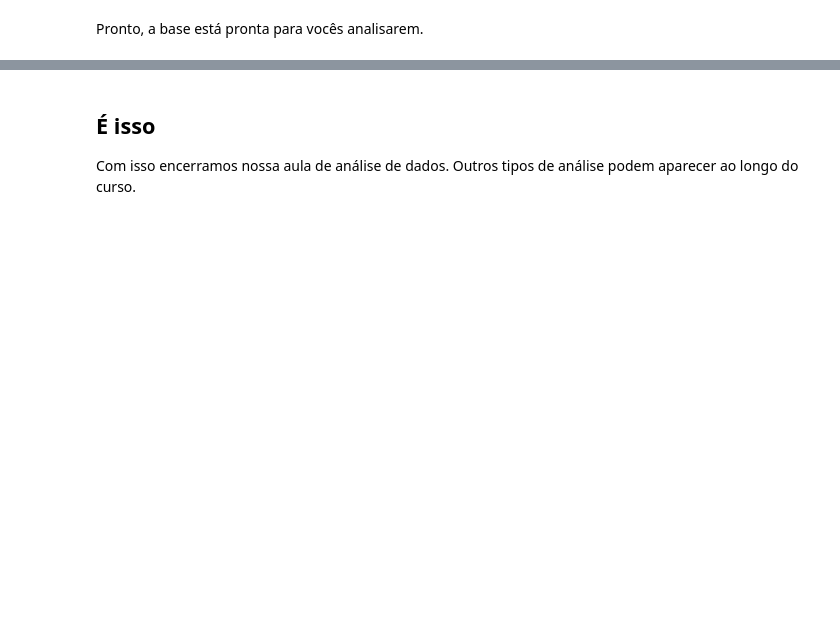
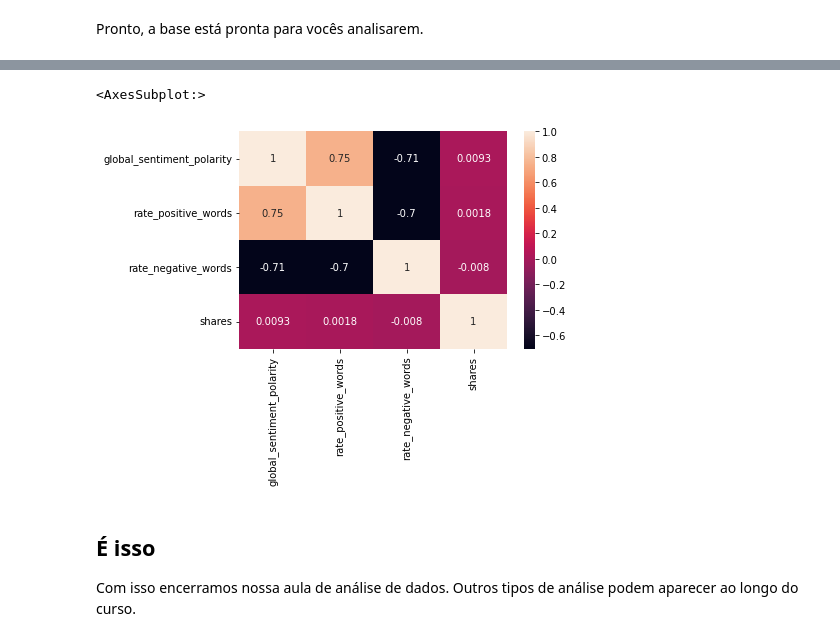
Before and after one commit to adolfoguimaraes/datascience, a Jupyter notebook: code/01_laboratorio_analise_de_dados.ipynb, the cells around one changed output, grey strips where cells are left out. Saved outputs shown, nothing was run; the diff lists cells and outputs as text; code cells hidden in the pictures; blank space fills up the shorter version.

```diff
--- a/code/01_laboratorio_analise_de_dados.ipynb
+++ b/code/01_laboratorio_analise_de_dados.ipynb
@@ -704,3 +765,9 @@ Pronto, a base está pronta para vocês analisarem.
+# %%
+data_corr = data_final[['global_sentiment_polarity','rate_positive_words', 'rate_negative_words','shares']].corr()
+sns.heatmap(data_corr, xticklabels=data_corr.columns, yticklabels=data_corr.columns, annot=True)
+# %% [output]
+<AxesSubplot:>
+[figure, added]
 # %% [markdown]
 ## É isso
 
```
Also changed, not shown: parts of 5 cells of this notebook, 2 other files.
